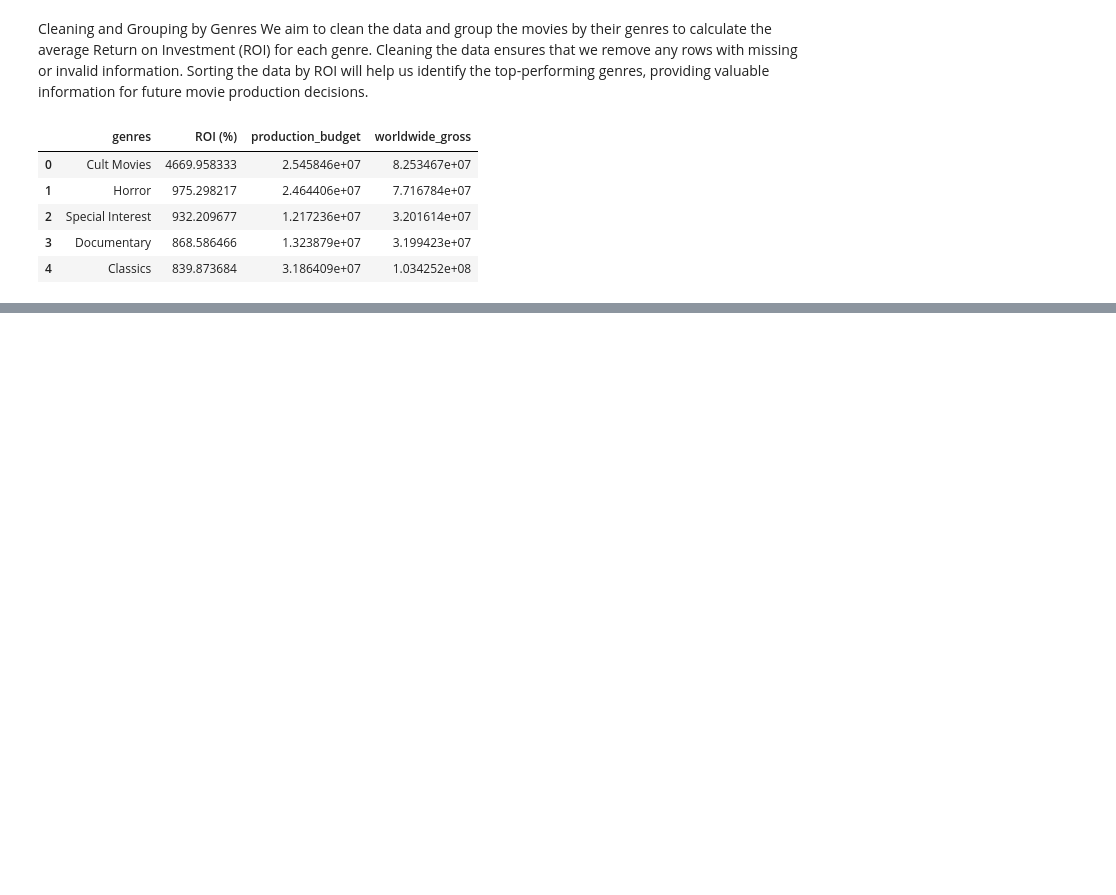
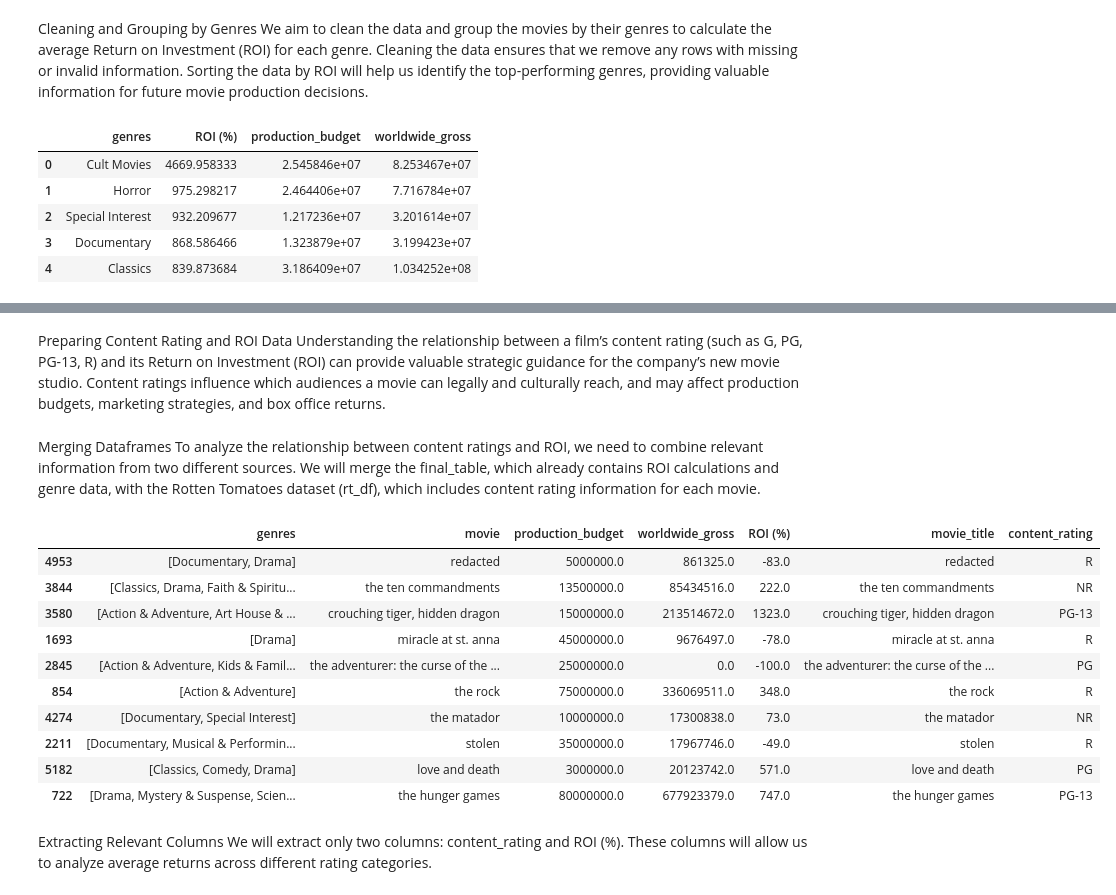
Before and after one commit to Kate-Maina/Phase2_Project_Group2, a Jupyter notebook: index.ipynb, the cells around one changed output, grey strips where cells are left out. Cells and saved outputs as stored; diff of their text form; code cells hidden in the pictures; blank space fills up the shorter version.

Commit message:
Done data cleaning

```diff
--- a/index.ipynb
+++ b/index.ipynb
@@ -407,0 +560,25 @@ grouped_table.head()
+# %% [markdown]
+Preparing Content Rating and ROI Data
+Understanding the relationship between a film’s content rating (such as G, PG, PG-13, R) and its Return on Investment (ROI) can provide valuable strategic guidance for the company’s new movie studio. Content ratings influence which audiences a movie can legally and culturally reach, and may affect production budgets, marketing strategies, and box office returns.
+# %% [markdown]
+Merging Dataframes
+To analyze the relationship between content ratings and ROI, we need to combine relevant information from two different sources. We will merge the final_table, which already contains ROI calculations and genre data, with the Rotten Tomatoes dataset (rt_df), which includes content rating information for each movie.
+# %%
+# computing the joined df
+merged_df = final_table.merge(rt_df[['movie_title', 'content_rating']], left_on='movie', right_on='movie_title', how='left')
+merged_df.sample(10)
+# %% [output]
+|  | genres | movie | production_budget | worldwide_gross | ROI (%) | movie_title | content_rating |
+| 4953 | [Documentary, Drama] | redacted | 5000000.0 | 861325.0 | -83.0 | redacted | R |
+| 3844 | [Classics, Drama, Faith & Spiritu... | the ten commandments | 13500000.0 | 85434516.0 | 222.0 | the ten commandments | NR |
+| 3580 | [Action & Adventure, Art House & ... | crouching tiger, hidden dragon | 15000000.0 | 213514672.0 | 1323.0 | crouching tiger, hidden dragon | PG-13 |
+| 1693 | [Drama] | miracle at st. anna | 45000000.0 | 9676497.0 | -78.0 | miracle at st. anna | R |
+| 2845 | [Action & Adventure, Kids & Famil... | the adventurer: the curse of the ... | 25000000.0 | 0.0 | -100.0 | the adventurer: the curse of the ... | PG |
+| 854 | [Action & Adventure] | the rock | 75000000.0 | 336069511.0 | 348.0 | the rock | R |
+| 4274 | [Documentary, Special Interest] | the matador | 10000000.0 | 17300838.0 | 73.0 | the matador | NR |
+| 2211 | [Documentary, Musical & Performin... | stolen | 35000000.0 | 17967746.0 | -49.0 | stolen | R |
+| 5182 | [Classics, Comedy, Drama] | love and death | 3000000.0 | 20123742.0 | 571.0 | love and death | PG |
+| 722 | [Drama, Mystery & Suspense, Scien... | the hunger games | 80000000.0 | 677923379.0 | 747.0 | the hunger games | PG-13 |
+# %% [markdown]
+Extracting Relevant Columns
+We will extract only two columns: content_rating and ROI (%). These columns will allow us to analyze average returns across different rating categories.
```
Also changed, not shown: parts of 25 cells of this notebook.
